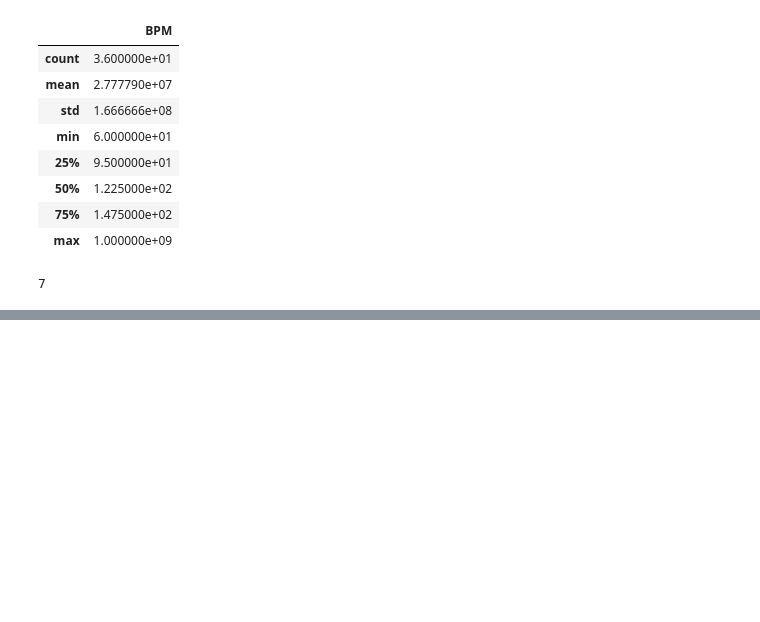
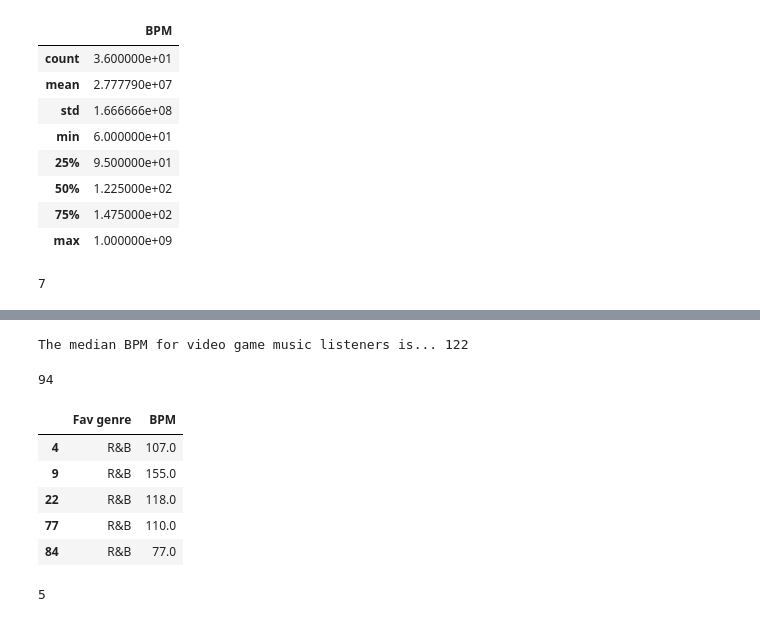
Before and after one commit to mohona-roy/in3062-introToAI-group7, a Jupyter notebook: MHM Group project.ipynb, the cells around one changed output, grey strips where cells are left out. Cells and saved outputs as stored; diff of their text form; code cells hidden in the pictures; blank space fills up the shorter version.

Commit message:
More data cleaning

```diff
--- a/MHM Group project.ipynb
+++ b/MHM Group project.ipynb
@@ -177,0 +242,35 @@ sns.kdeplot(data[data['Fav genre'] == 'Jazz']['BPM'], color='blue', label="Jazz"
+# %%
+bpm_vid_median = int(bpm_vid['BPM'].median())
+print('The median BPM for video game music listeners is...',bpm_vid_median)
+# %% [output]
+The median BPM for video game music listeners is... 122
+# %%
+for i in outlier_index:
+    data.loc[i, 'BPM'] = bpm_vid_median
+    bpm_vid.loc[i,'BPM'] = bpm_vid_median
+# %%
+for i in data['Fav genre']:
+    if i=='Video game music':
+        idx = data[data['Fav genre']==i].index
+        isNa = pd.isnull(data.loc[idx,'BPM'])
+        if isNa.any():
+            data.loc[idx,'BPM'] = bpm_vid_median
+# %%
+data['BPM'].isna().sum()
+# %% [output]
+94
+# %%
+bpm_rb = data.loc[data['Fav genre']== 'R&B',['Fav genre','BPM']]
+# %%
+bpm_rb.head()
+# %% [output]
+|  | Fav genre | BPM |
+| 4 | R&B | 107.0 |
+| 9 | R&B | 155.0 |
+| 22 | R&B | 118.0 |
+| 77 | R&B | 110.0 |
+| 84 | R&B | 77.0 |
+# %%
+bpm_rb['BPM'].isna().sum()
+# %% [output]
+5
```
Also changed, not shown: parts of 27 cells of this notebook.
